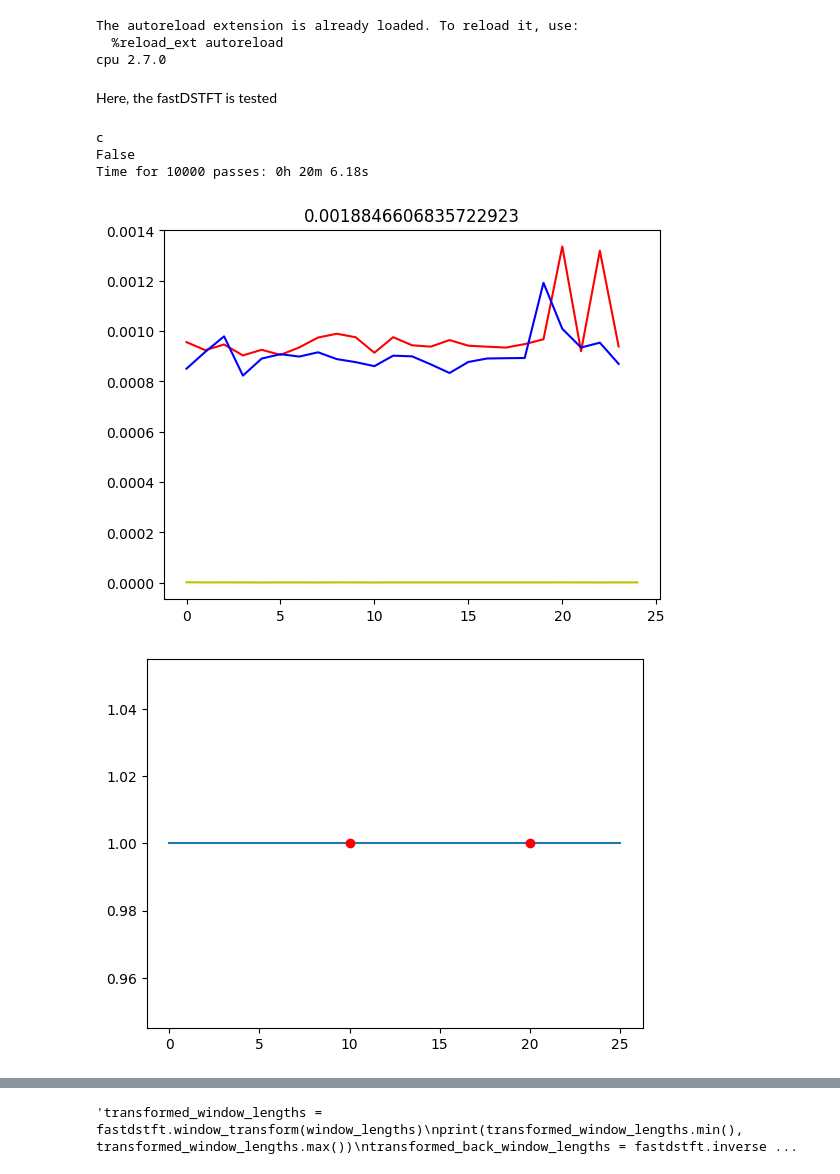
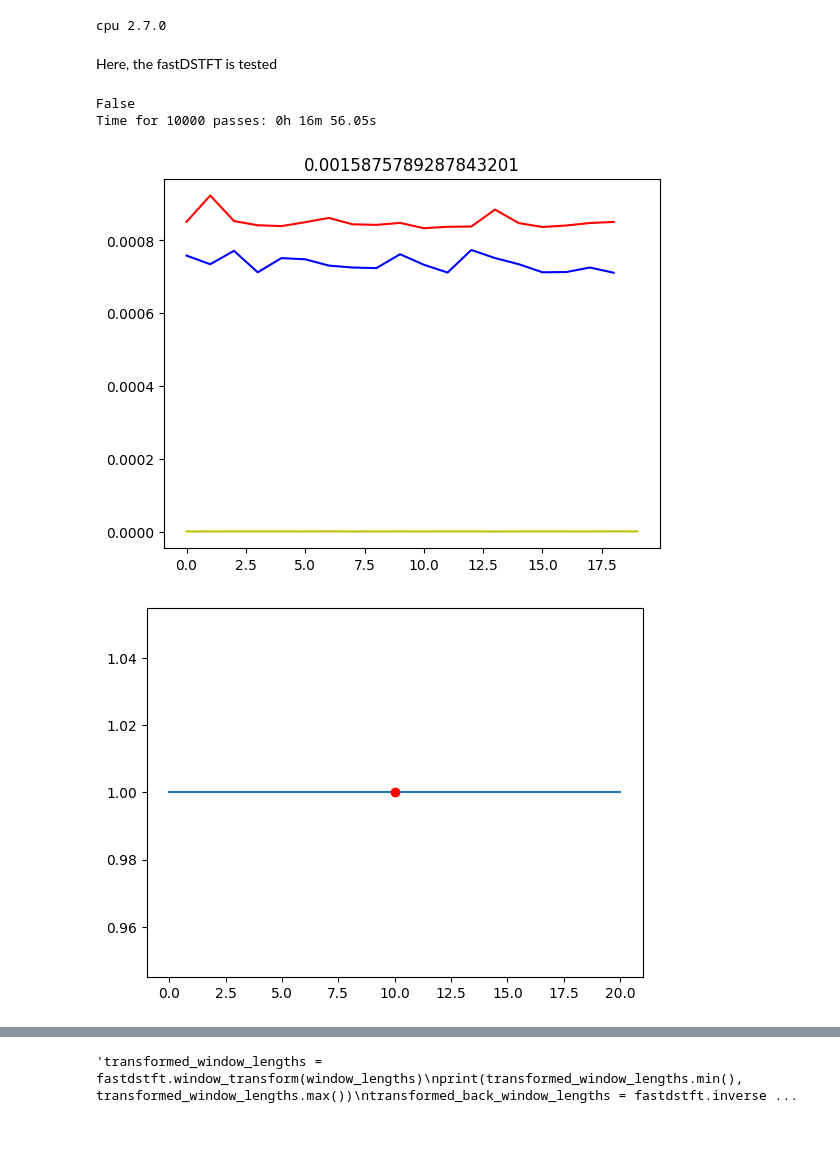
Before and after one commit to SpoketKasper/projekt-fmsn35, a Jupyter notebook: dstft/notebooks/fastDSTFT.ipynb, the cells around one changed output, grey strips where cells are left out. Drawn from its saved outputs; the diff is of its cells as text; code cells hidden in the pictures; blank space fills up the shorter version.

Commit message:
changed to lazy initialization to fit Johns experiment better, also updated with correct gpu timing.

```diff
--- a/dstft/notebooks/fastDSTFT.ipynb
+++ b/dstft/notebooks/fastDSTFT.ipynb
@@ -12,7 +12,47 @@ import numpy as np
 device = torch.device("cpu")
 print(device, torch.__version__)
 #torch.manual_seed(1802)
+
+mat = loadmat("../data/fan_flutter.mat")["x"]
+x_sample = torch.from_numpy(mat).float()[:, 4_000:10_000]
+
+reg = 0.01
+
+def entropy_loss(x):
+    x1 = torch.reshape(x, (x.shape[0], -1))  # B, N
+    probs = torch.div(x1.T, x1.sum(dim=-1)).T  # B, N
+    entropy = -(
+        probs * torch.clamp(torch.log(probs), min=torch.finfo(x.dtype).min)
+    ).sum(
+        dim=-1,
+    )  # B
+    return entropy.mean()
+
+import time
+tic_time = None
+def tic():
+    global tic_time
+    tic_time = time.time()
+def toc(print_elapsed=True):
+    global tic_time
+    elapsed = time.time() - tic_time
+    if print_elapsed:
+        print(f"Elapsed time: {elapsed:.4f} seconds")
+    return elapsed
+
+def time_function(f, device, time_list=None, *args, **kwargs):
+    if device.type in ['mps', 'cuda']:
+        torch.cuda.synchronize() if device.type == 'cuda' else torch.mps.synchronize()
+    start = time.time()
+    result = f(*args, **kwargs)
+    if device.type in ['mps', 'cuda']:
+        torch.cuda.synchronize() if device.type == 'cuda' else torch.mps.synchronize()
+    end = time.time()
+    elapsed = end-start
+    if time_list is None:
+        print(f"Elapsed time: {elapsed:.4f} seconds")
+    else:
+        time_list.append(elapsed)
+    return result
 # %% [output]
-The autoreload extension is already loaded. To reload it, use:
-  %reload_ext autoreload
 cpu 2.7.0
@@ -65,14 +63,13 @@ from dstft import fastDSTFT
 # %%
 batch_size = 64
 x = x_sample.repeat(batch_size, 1).to(device)
-fastdstft = fastDSTFT(x,
-                    window_function='beta',  # 'hann, 'beta'
-                    initial_win_length=577,
+fastdstft = fastDSTFT(device=device, #device=device, x_sample=x,
                     support=1_000,
                     stride=50,
+                    initial_win_length=577,
+                    window_function='beta',  # 'hann, 'beta'
                     spline_degree = 5
                     )
-#x = x.to("cpu")
 
 #fastdstft = torch.compile(fastdstft, mode="default")  # earlier no difference, now crash
 with torch.no_grad():
@@ -112,7 +109,7 @@ def get_cpu_mem():
 #import gc
 #gc.enable()
 #gc.disable()
-for epoch in range(25):  # 1_000
+for epoch in range(20):  # 1_000
     #opt.zero_grad()
     for param in fastdstft.parameters():
         param.grad = None
@@ -122,9 +119,9 @@ for epoch in range(25):  # 1_000
     # this takes 0.002*batch_size on gpu, and 0.0001*batch_size on cpu
     # 0.003 when moving to cpu, although the computation is faster.
     # i guess this is not a problem in real applications, when this is not the last layer
-    #err = entropy_loss(spec) + reg* (fastdstft.get_window_lengths().diff(dim=0)[:, :-1].pow(2) + fastdstft.get_window_lengths().diff(dim=1)[:-1].pow(2) + torch.finfo(x.dtype).eps).sqrt().mean()
+    err = entropy_loss(spec) + reg* (fastdstft.get_window_lengths().diff(dim=0)[:, :-1].pow(2) + fastdstft.get_window_lengths().diff(dim=1)[:-1].pow(2) + torch.finfo(x.dtype).eps).sqrt().mean()
     #err = entropy_loss(spec) + reg* (fastdstft.window_lengths.diff(dim=0)[:, :-1].pow(2) + fastdstft.window_lengths.diff(dim=1)[:-1].pow(2) + torch.finfo(x.dtype).eps).sqrt().mean()
-    err = mini_loss(spec)
+    #err = mini_loss(spec)
     errs.append(err.item())
     #with torch.profiler.profile() as prof:
 
@@ -151,37 +148,36 @@ def seconds_to_hms(seconds):
     return f"{hours}h {minutes}m {secs:.2f}s"
 
 # Example:
 print(f"Time for 10000 passes: {seconds_to_hms(10000*(np.mean(fwtimes)+np.mean(bwtimes)))}")
 plt.plot(fwtimes/batch_size, 'r')
 plt.plot(bwtimes/batch_size, 'b')
 plt.plot(othertimes/batch_size, 'y')
 
 plt.title((np.mean(fwtimes)+np.mean(bwtimes))/batch_size)
 plt.show()
 
 plt.plot(errs)
 plt.plot(lr_decrease, [errs[i] for i in lr_decrease], 'ro')
 plt.show()
 
 spec = fastdstft(x)
 fastdstft.plot(spec, title="after optimization")
 
 window_lengths = fastdstft.window_lengths.detach().cpu().numpy()
 print(window_lengths.min(), window_lengths.max(), window_lengths.mean())
 print(f"finished on epoch {epoch} with (unregularized) loss {entropy_loss(spec).item()}")
 
 """transformed_window_lengths = fastdstft.window_transform(window_lengths)
 print(transformed_window_lengths.min(), transformed_window_lengths.max())
 transformed_back_window_lengths = fastdstft.inverse_window_transform(torch.tensor(transformed_window_lengths))
 print(transformed_back_window_lengths.min(), transformed_back_window_lengths.max())
 transform_error = torch.tensor(window_lengths) -transformed_back_window_lengths
 print(transform_error.min(), transform_error.max())"""
 # %% [output]
-c
 False
-Time for 10000 passes: 0h 20m 6.18s
+Time for 10000 passes: 0h 16m 56.05s
-[figure, old version]
+[figure, new version]
-[figure, old version]
+[figure, new version]
 [figure]
 [figure]
 577.0 577.0 577.0
```
Also changed, not shown: parts of 2 cells of this notebook, 4 other files.
